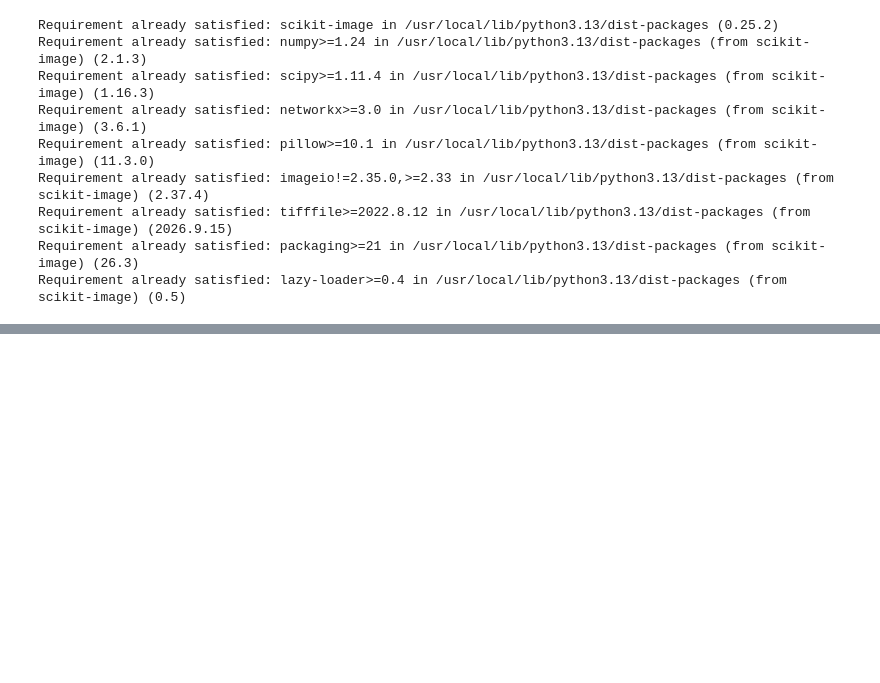
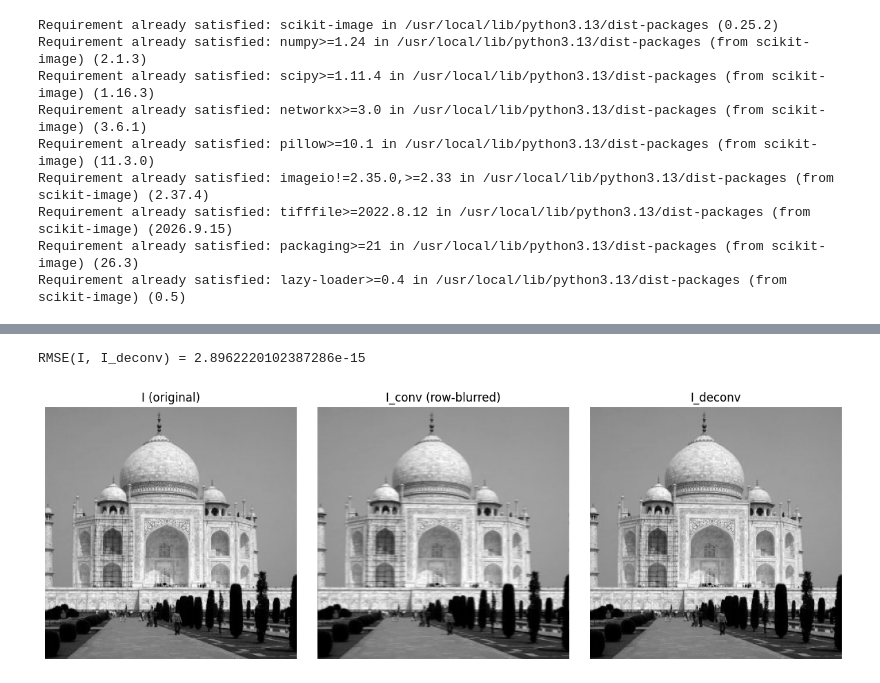
Before and after one commit to parul-lakhotia/w281-assignment, a Jupyter notebook: solutions/assignment3/output/assignment3.ipynb, the cells around one changed output, grey strips where cells are left out. Cells and saved outputs as stored; diff of their text form; code cells hidden in the pictures; blank space fills up the shorter version.

```diff
--- a/solutions/assignment3/output/assignment3.ipynb
+++ b/solutions/assignment3/output/assignment3.ipynb
@@ -140,11 +194,38 @@ def deconvolution(in_im, g1):
 # %%
 # use this cell (and more as needed) to implement your code and display + save the two output images:
 # blurred image [I_conv]
 # deconvolved image [I_deconv]
 # RMSE between I and I_deconv
 
-im_path = 'images/taj.png'
+im_path = "images/taj.png"
 im = plt.imread(im_path)
+I = np.asarray(im, dtype=np.float64)
+if I.ndim == 3:
+    I = rgb2gray(I)
 
 # blurring filter provided by the assignment
 g1 = np.array([0.274, 0.452, 0.274])
+
+I_conv = convolution(I, g1)
+I_deconv = deconvolution(I_conv, g1)
+err_part2 = rmse(I, I_deconv)
+print("RMSE(I, I_deconv) =", err_part2)
+
+fig, axes = plt.subplots(1, 3, figsize=(12, 4))
+for ax, img, title in zip(
+    axes,
+    [I, I_conv, I_deconv],
+    ["I (original)", "I_conv (row-blurred)", "I_deconv"],
+):
+    ax.imshow(img, cmap="gray")
+    ax.set_title(title)
+    ax.axis("off")
+plt.tight_layout()
+plt.show()
+
+os.makedirs("output", exist_ok=True)
+plt.imsave("output/I_conv.png", I_conv, cmap="gray")
+plt.imsave("output/I_deconv.png", I_deconv, cmap="gray")
+# %% [output]
+RMSE(I, I_deconv) = 2.8962220102387286e-15
+[figure, added]
```
Also changed, not shown: parts of 8 cells of this notebook.
